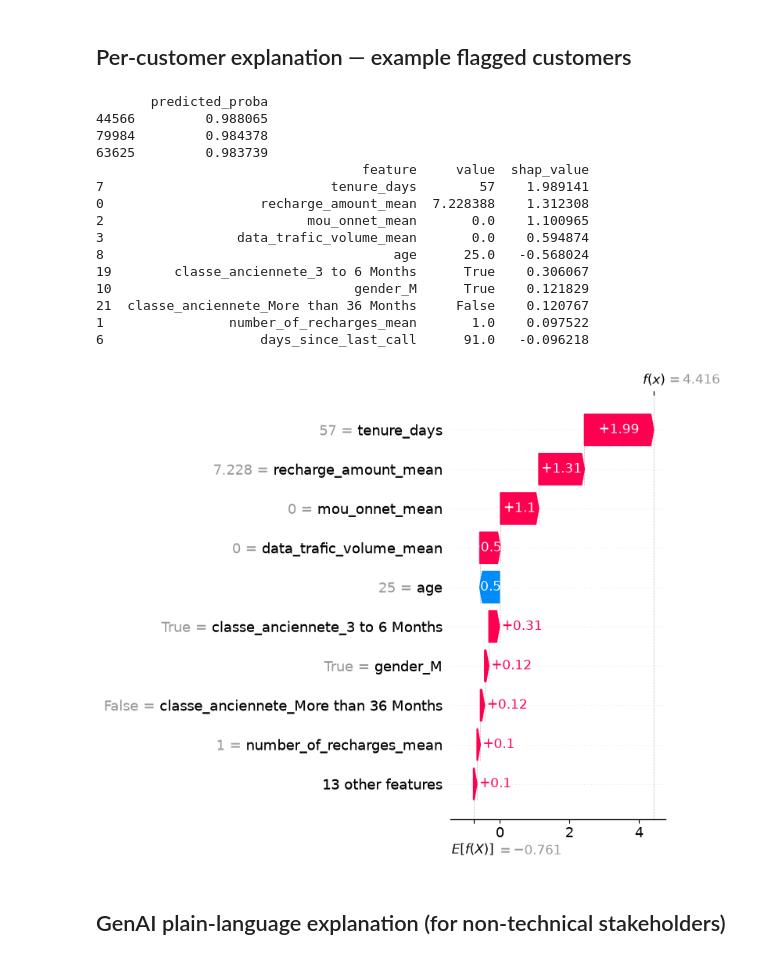
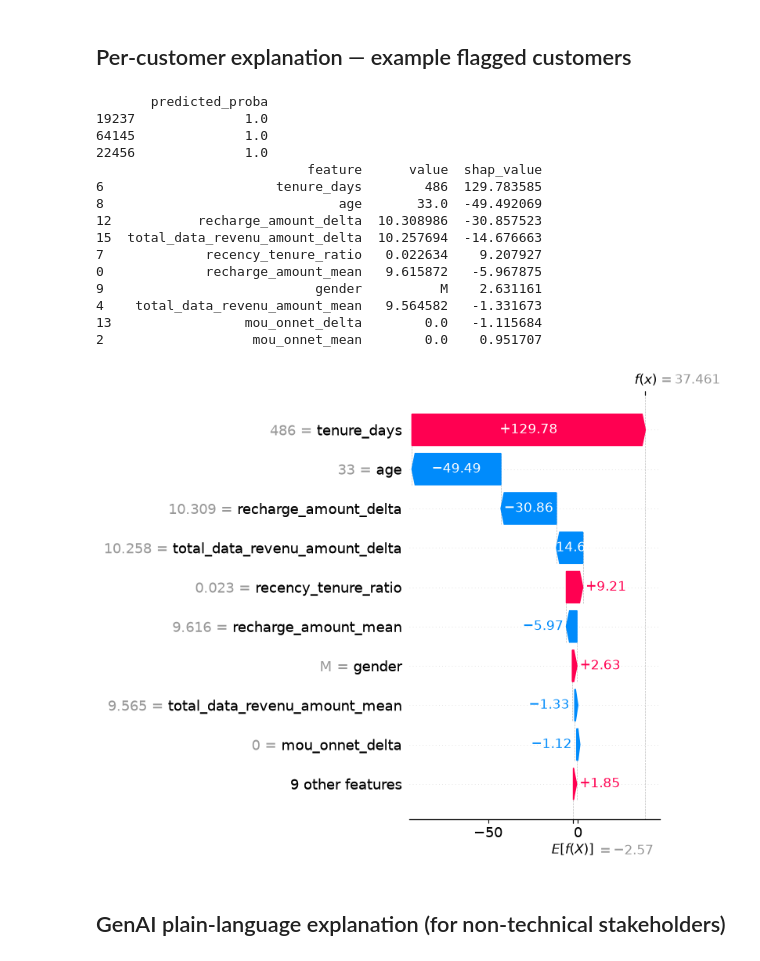
Before and after one commit to taghoutii/churn-prediction, a Jupyter notebook: notebooks/07_explainability.ipynb, the cells around one changed output. Cells and saved outputs as stored; diff of their text form; code cells hidden in the pictures.

Commit message:
tenure_days true importance correctly reflected in SHAP ranking

```diff
--- a/notebooks/07_explainability.ipynb
+++ b/notebooks/07_explainability.ipynb
@@ -42,37 +42,37 @@ plt.show()
 # %% [markdown]
 ## Per-customer explanation — example flagged customers
 # %%
-WORKING_THRESHOLD = 0.30  # LightGBM, 5:1 cost ratio, from step 9
+WORKING_THRESHOLD = 0.16  # LightGBM, 5:1 cost ratio, from step 9
 
 top_customers = get_top_customers_by_risk(model, X_test, threshold=WORKING_THRESHOLD, n=3)
 print(top_customers[["predicted_proba"]])
 
 example_customer = X_test.loc[[top_customers.index[0]]]
 customer_explanation = explain_customer(explainer, example_customer)
 print(customer_explanation.head(10))
 
 fig = plt.figure(figsize=(8, 6))
 shap.plots.waterfall(explainer(example_customer)[0], show=False)
 plt.tight_layout()
 save_fig(fig, "16_shap_waterfall_example_customer")
 plt.show()
 # %% [output]
        predicted_proba
-44566         0.988065
-79984         0.984378
-63625         0.983739
-                                  feature     value  shap_value
-7                             tenure_days        57    1.989141
-0                    recharge_amount_mean  7.228388    1.312308
-2                          mou_onnet_mean       0.0    1.100965
-3                 data_trafic_volume_mean       0.0    0.594874
-8                                     age      25.0   -0.568024
-19        classe_anciennete_3 to 6 Months      True    0.306067
-10                               gender_M      True    0.121829
-21  classe_anciennete_More than 36 Months     False    0.120767
-1                number_of_recharges_mean       1.0    0.097522
-6                    days_since_last_call      91.0   -0.096218
+19237              1.0
+64145              1.0
+22456              1.0
+                           feature      value  shap_value
+6                      tenure_days        486  129.783585
+8                              age       33.0  -49.492069
+12           recharge_amount_delta  10.308986  -30.857523
+15  total_data_revenu_amount_delta  10.257694  -14.676663
+7             recency_tenure_ratio   0.022634    9.207927
+0             recharge_amount_mean   9.615872   -5.967875
+9                           gender          M    2.631161
+4    total_data_revenu_amount_mean   9.564582   -1.331673
+13                 mou_onnet_delta        0.0   -1.115684
+2                   mou_onnet_mean        0.0    0.951707
-[figure, old version]
+[figure, new version]
 # %% [markdown]
 ## GenAI plain-language explanation (for non-technical stakeholders)
 # %%
```
Also changed, not shown: parts of 1 cell of this notebook, 52 other files.
